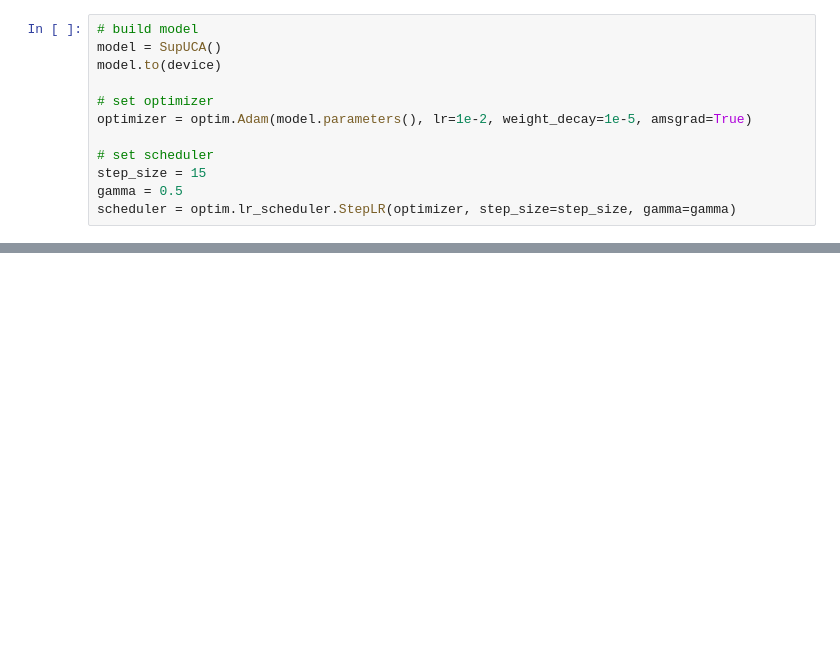
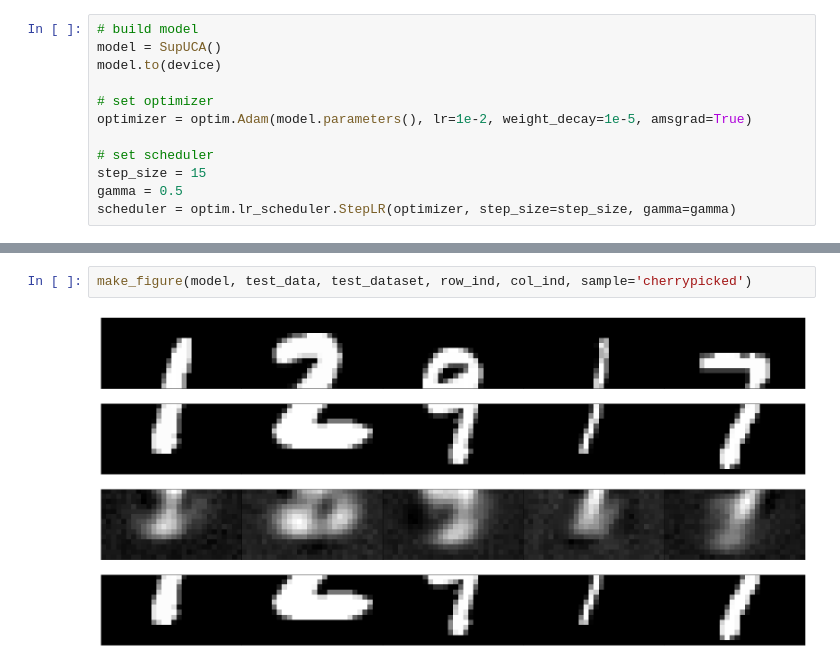
Before and after one commit to alexanderamy/mnist-halves, a Jupyter notebook: notebooks/demo.ipynb, the cells around one changed output, grey strips where cells are left out. Drawn from its saved outputs; the diff is of its cells as text; blank space fills up the shorter version.

```diff
--- a/notebooks/demo.ipynb
+++ b/notebooks/demo.ipynb
@@ -198,0 +176,4 @@ for i in range(10):
+# %%
+make_figure(model, test_data, test_dataset, row_ind, col_ind, sample='cherrypicked')
+# %% [output]
+[figure, added]
```
Also changed, not shown: parts of 20 cells of this notebook, 3 other files.
